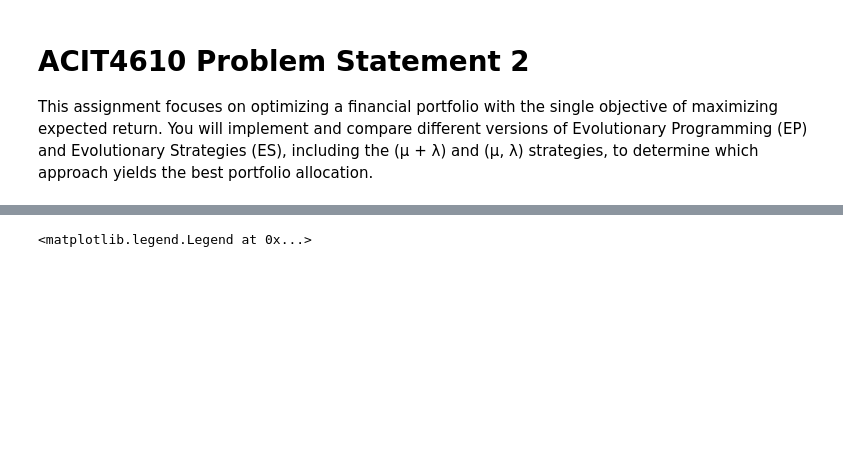
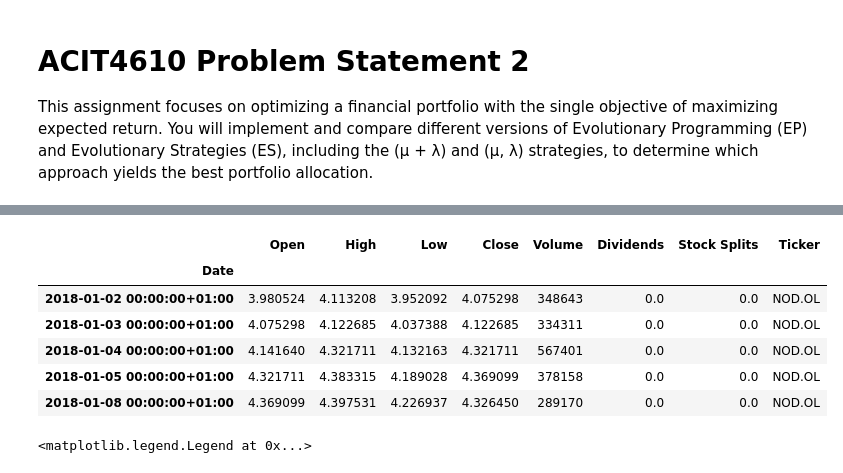
Before and after one commit to SeanMarcusJensen/ACIT4610_Portifolio_KMHS, a Jupyter notebook: problem_2/main.ipynb, the cells around one changed output, grey strips where cells are left out. Cells and saved outputs as stored; diff of their text form; code cells hidden in the pictures; blank space fills up the shorter version.

```diff
--- a/problem_2/main.ipynb
+++ b/problem_2/main.ipynb
@@ -40,3 +52,13 @@ manager = finance.TickerManager(STOCK_TICKERS, **DATA_PERIOD)
+# %%
+manager['NOD.OL'].head()
+# %% [output]
+|  | Open | High | Low | Close | Volume | Dividends | Stock Splits | Ticker |
+| Date |  |  |  |  |  |  |  |  |
+| 2018-01-02 00:00:00+01:00 | 3.980524 | 4.113208 | 3.952092 | 4.075298 | 348643 | 0.0 | 0.0 | NOD.OL |
+| 2018-01-03 00:00:00+01:00 | 4.075298 | 4.122685 | 4.037388 | 4.122685 | 334311 | 0.0 | 0.0 | NOD.OL |
+| 2018-01-04 00:00:00+01:00 | 4.141640 | 4.321711 | 4.132163 | 4.321711 | 567401 | 0.0 | 0.0 | NOD.OL |
+| 2018-01-05 00:00:00+01:00 | 4.321711 | 4.383315 | 4.189028 | 4.369099 | 378158 | 0.0 | 0.0 | NOD.OL |
+| 2018-01-08 00:00:00+01:00 | 4.369099 | 4.397531 | 4.226937 | 4.326450 | 289170 | 0.0 | 0.0 | NOD.OL |
 # %%
 plt.figure(figsize=(9, 6))
 for ticker in STOCK_TICKERS:
```
Also changed, not shown: parts of 3 cells of this notebook, 1 other file.
